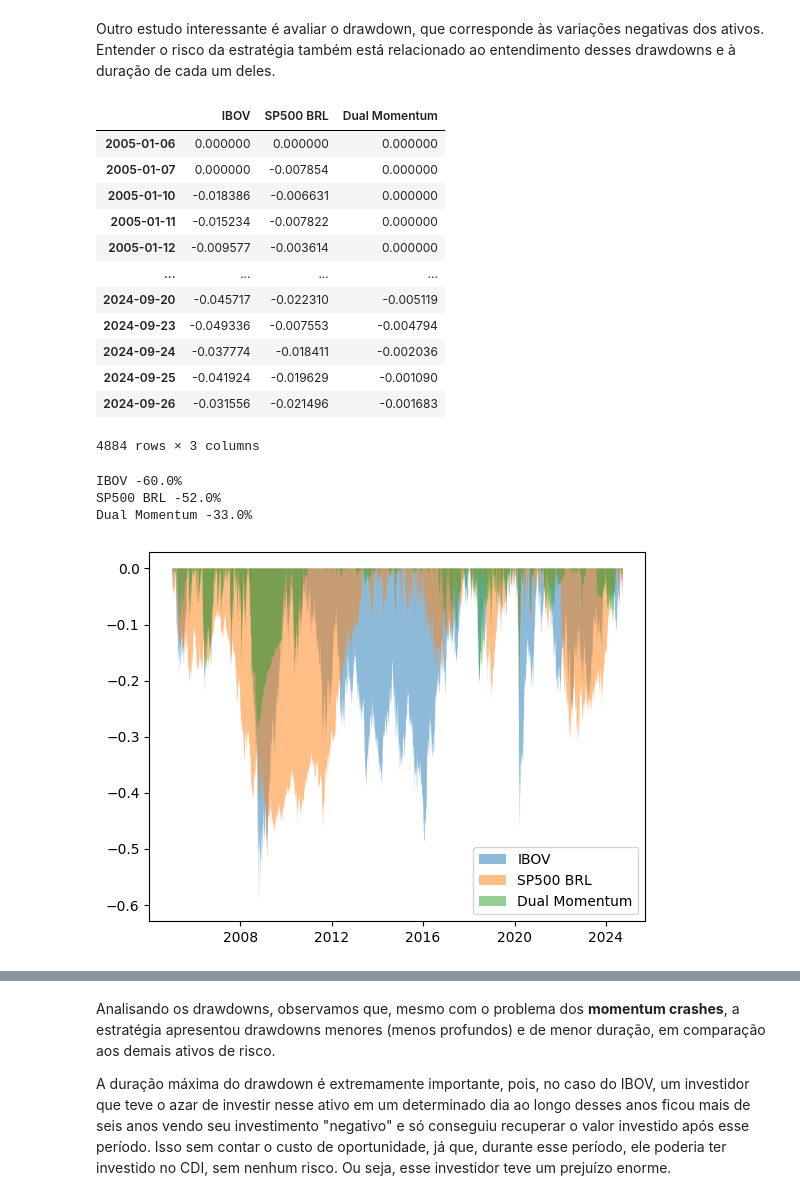
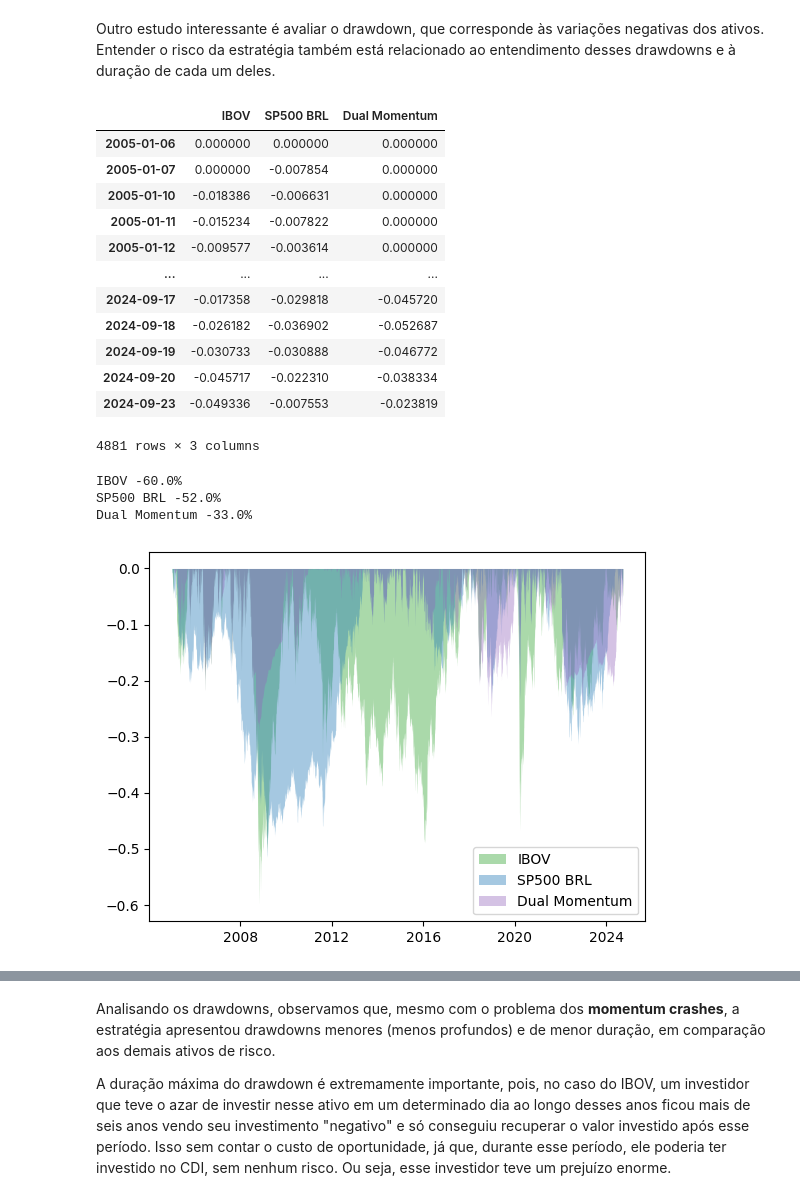
Before and after one commit to ianaraujo/puc-analise-dados, a Jupyter notebook: notebook.ipynb, the cells around one changed output, grey strips where cells are left out. Saved outputs shown, nothing was run; the diff lists cells and outputs as text; code cells hidden in the pictures.

```diff
--- a/notebook.ipynb
+++ b/notebook.ipynb
@@ -189,8 +189,8 @@ momentum_returns.loc[first_trading_day.values]
 # %%
 conditions = [
-    first_trading_day.values & (momentum_returns['IBOV'] > momentum_returns['CDI']) & (momentum_returns['IBOV'] > momentum_returns['SP500 BRL']),
-    first_trading_day.values & (momentum_returns['IBOV'] > momentum_returns['CDI']) & (momentum_returns['IBOV'] <= momentum_returns['SP500 BRL']),
-    first_trading_day.values & (momentum_returns['IBOV'] <= momentum_returns['CDI']),
+    first_trading_day.values & (momentum_returns['IBOV'] > momentum_returns['SP500 BRL']) & (momentum_returns['IBOV'] > momentum_returns['CDI']),
+    first_trading_day.values & (momentum_returns['IBOV'] < momentum_returns['SP500 BRL']) & (momentum_returns['SP500 BRL'] > momentum_returns['CDI']),
+    first_trading_day.values & (momentum_returns[['IBOV', 'SP500 BRL']].max(axis=1) < momentum_returns['CDI'])
 ]
 
 cases = ['IBOV', 'SP500 BRL', 'IMA-B 5']
@@ -229,0 +228,11 @@ Seguindo a estratégia descrita, nosso portfólio ficou aproximadamente 50% dos
+# %%
+
+momentum_returns.index = pd.to_datetime(momentum_returns.index)
+
+momentum_returns['Investment Shift'] = momentum_returns['Investment'] != momentum_returns['Investment'].shift()
+momentum_returns = momentum_returns.drop(momentum_returns.tail(1).index)
+momentum_returns.iloc[0, -1] = False
+
+avg_shifts = momentum_returns['Investment Shift'].resample('YE').sum().mean()
+
+print(f"Número médio de trades por ano: {avg_shifts}")
@@ -408,12 +467,12 @@ drawdown
 | 2005-01-11 | -0.015234 | -0.007822 | 0.000000 |
 | 2005-01-12 | -0.009577 | -0.003614 | 0.000000 |
 | ... | ... | ... | ... |
-| 2024-09-20 | -0.045717 | -0.022310 | -0.005119 |
-| 2024-09-23 | -0.049336 | -0.007553 | -0.004794 |
-| 2024-09-24 | -0.037774 | -0.018411 | -0.002036 |
-| 2024-09-25 | -0.041924 | -0.019629 | -0.001090 |
-| 2024-09-26 | -0.031556 | -0.021496 | -0.001683 |
+| 2024-09-17 | -0.017358 | -0.029818 | -0.045720 |
+| 2024-09-18 | -0.026182 | -0.036902 | -0.052687 |
+| 2024-09-19 | -0.030733 | -0.030888 | -0.046772 |
+| 2024-09-20 | -0.045717 | -0.022310 | -0.038334 |
+| 2024-09-23 | -0.049336 | -0.007553 | -0.023819 |
-4884 rows × 3 columns
+4881 rows × 3 columns
 # %%
 for col in drawdown.columns:
     print(f"{col} {round(min(drawdown[col]), 2) * 100}%")
@@ -422,10 +481,24 @@ IBOV -60.0%
 SP500 BRL -52.0%
 Dual Momentum -33.0%
 # %%
+color_dict = {
+    'IBOV': 'tab:green',
+    'SP500 BRL': 'tab:blue',
+    'Dual Momentum': 'tab:purple'
+}
+
+
 for col in drawdown.columns:
-    plt.fill_between(x=drawdown.index, y1=drawdown[col], alpha=0.5, label=col)
+    plt.fill_between(
+        x=drawdown.index,
+        y1=drawdown[col],
+        color=color_dict.get(col),
+        linewidth=0,
+        alpha=0.4,
+        label=col
+    )
 
 plt.legend()
 plt.show()
 # %% [output]
-[figure, old version]
+[figure, new version]
```
Also changed, not shown: parts of 27 cells of this notebook.
